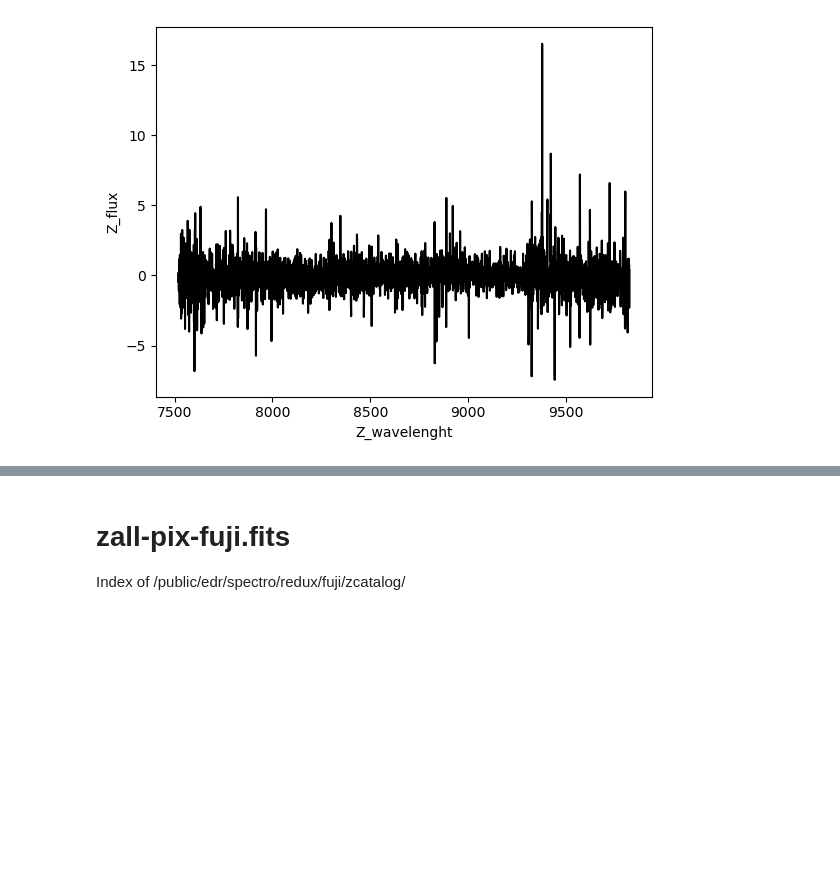
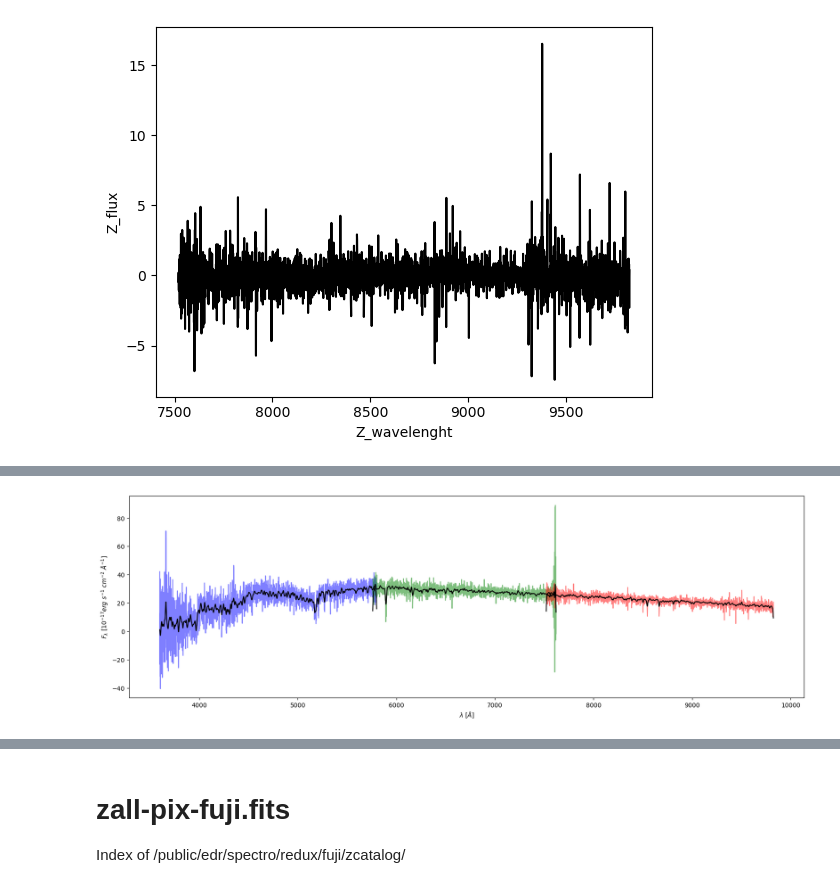
Before and after one commit to CamilaCU1613/DESI-spectra, a Jupyter notebook: Descripción general de catalogos.ipynb, the cells around one changed output, grey strips where cells are left out. Saved outputs shown, nothing was run; the diff lists cells and outputs as text; code cells hidden in the pictures; blank space fills up the shorter version.

```diff
--- a/Descripción general de catalogos.ipynb
+++ b/Descripción general de catalogos.ipynb
@@ -144,0 +149,3 @@ plt.show()
+# %%
+espc= fits.open('coadd-sv3-backup-10016.fits')
+espc.info()
@@ -144,0 +170,25 @@ plt.show()
+# %%
+xb=espc[4].data[0]
+yb=espc[3].data
+xr=espc[9].data[0]
+yr=espc[8].data
+xz=espc[14].data[0]
+yz=espc[13].data
+
+
+
+plt.figure(figsize = (20, 6))
+# Plot the spectrum from each arm (B,R,Z) in blue, green, red
+
+plt.plot(yb, xb, color = 'b', alpha = 0.5)
+plt.plot(yr, xr, color = 'g', alpha = 0.5)
+plt.plot(yz, xz, color = 'r', alpha = 0.5)
+# Over-plotting smoothed spectra in black for all the three arms
+plt.plot(yb, convolve(xb, Gaussian1DKernel(5)), color = 'k')
+plt.plot(yr, convolve(xr, Gaussian1DKernel(5)), color = 'k')
+plt.plot(yz, convolve(xz, Gaussian1DKernel(5)), color = 'k')
+plt.xlabel('$\lambda$ [$\AA$]')
+plt.ylabel('$F_{\lambda}$ [$10^{-17} erg\ s^{-1}\ cm^{-2}\ \AA^{-1}$]')
+plt.show()
+# %% [output]
+[figure, added]
```
Also changed, not shown: parts of 4 cells of this notebook, 1 other file.
